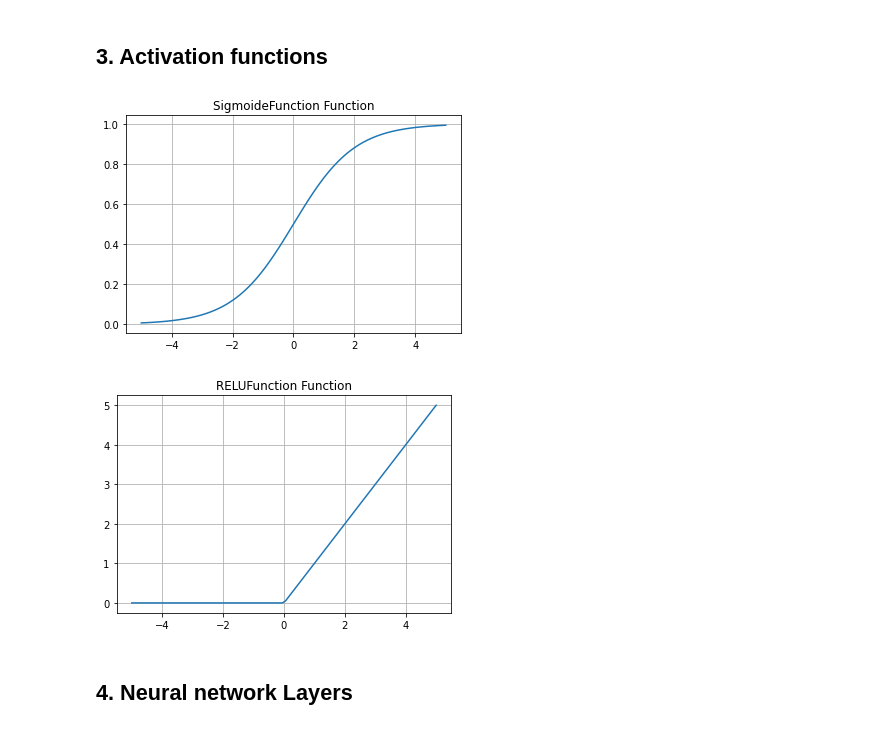
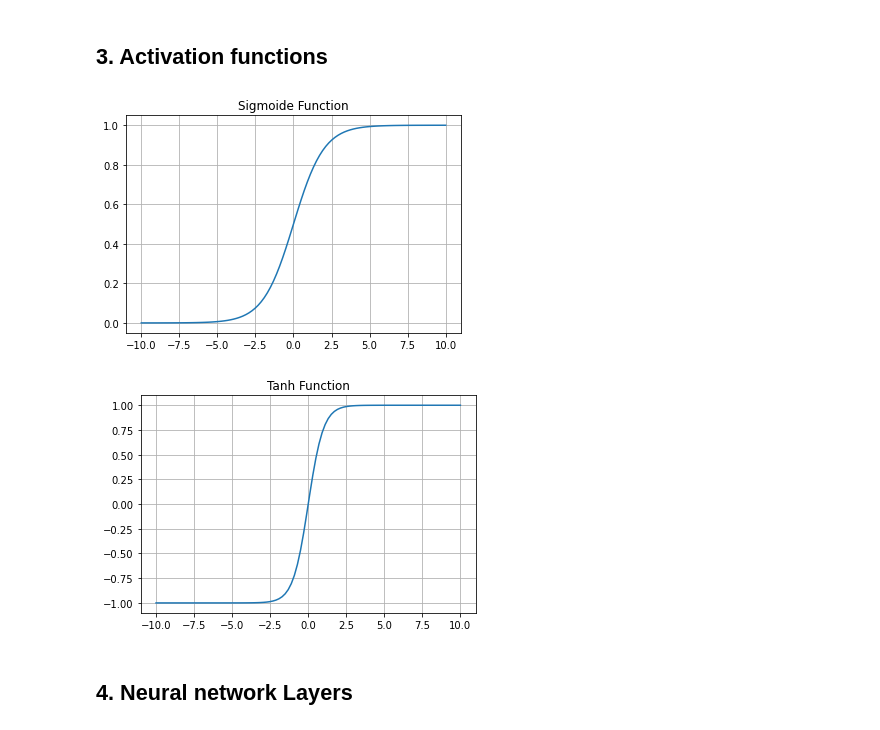
Before and after one commit to adrianmarino/neural-network-from-scratch, a Jupyter notebook: Neural_network_from_scratch.ipynb, the cells around one changed output. Cells and saved outputs as stored; diff of their text form; code cells hidden in the pictures.

```diff
--- a/Neural_network_from_scratch.ipynb
+++ b/Neural_network_from_scratch.ipynb
@@ -197,25 +292,25 @@ class Function(metaclass=ABCMeta):
 
     def plot(self, x_values): FunctionPlotter(self).plot(x_values)
 # %%
-class SigmoideFunction(Function):
+class Sigmoide(Function):
     def compute(self, x): return 1 / (1 + np.e ** (-x))
-    def derivate(self): return SigmoideDerivateFunction()
+    def derivate(self): return SigmoideDerivate()
 
-class SigmoideDerivateFunction(Function):
+class SigmoideDerivate(Function):
     def compute(self, x): return x * (1 -x)
 # %%
-class RELUFunction(Function):
-    def compute(self, x): return np.maximum(0, x)
-    def derivate(self): return RELUDerivateFunction()
+class Tanh(Function):
+    def compute(self, x): return np.tanh(x)
+    def derivate(self): return TanhDerivate()
 
-class RELUDerivateFunction(Function):
-    def compute(self, x): return 1 if x == 1 else 0
+class TanhDerivate(Function):
+    def compute(self, x): return 1 -np.tanh(x) ** 2
 # %%
-SigmoideFunction().plot(x_values=np.linspace(-5, 5, 100))
-RELUFunction().plot(x_values=np.linspace(-5, 5, 100))
+Sigmoide().plot(x_values=np.linspace(-10, 10, 100))
+Tanh().plot(x_values=np.linspace(-10, 10, 100))
 # %% [output]
-[figure, old version]
+[figure, new version]
-[figure, old version]
+[figure, new version]
 # %% [markdown]
 ## 4. Neural network Layers
 # %%
```
Also changed, not shown: parts of 22 cells of this notebook.
